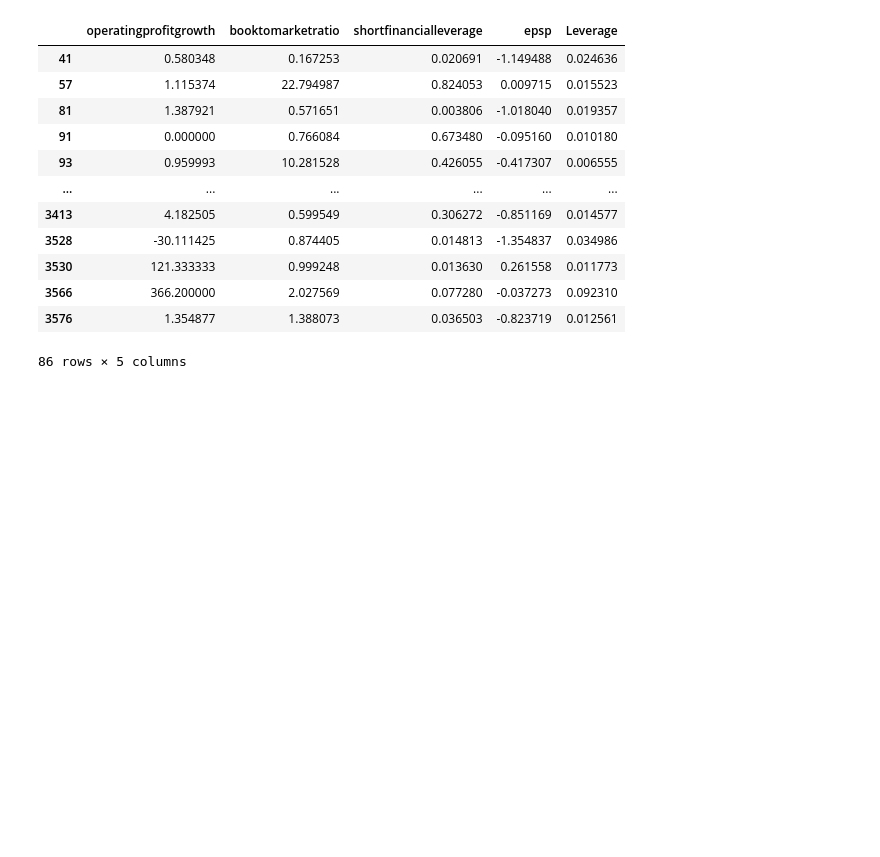
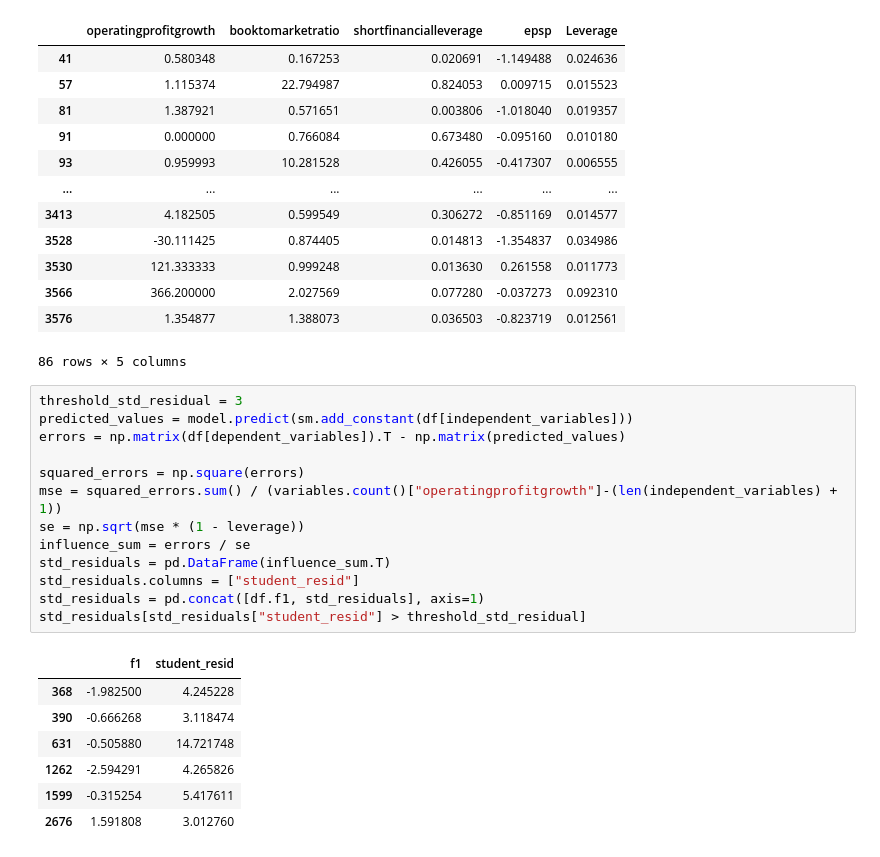
Before and after one commit to AlexReusC/Modulo-5-IAA, a Jupyter notebook: portafolio.ipynb, the cells around one changed output. Cells and saved outputs as stored; diff of their text form; blank space fills up the shorter version.

Commit message:
finsihed outliers and leverage

```diff
--- a/portafolio.ipynb
+++ b/portafolio.ipynb
@@ -183,3 +183,24 @@ leverages_sm[leverages_sm['Leverage'] > threshold_leverage]
 | 3566 | 366.200000 | 2.027569 | 0.077280 | -0.037273 | 0.092310 |
 | 3576 | 1.354877 | 1.388073 | 0.036503 | -0.823719 | 0.012561 |
 86 rows × 5 columns
+# %%
+threshold_std_residual = 3
+predicted_values = model.predict(sm.add_constant(df[independent_variables]))
+errors = np.matrix(df[dependent_variables]).T - np.matrix(predicted_values)
+
+squared_errors = np.square(errors)
+mse = squared_errors.sum() / (variables.count()["operatingprofitgrowth"]-(len(independent_variables) + 1))
+se = np.sqrt(mse * (1 - leverage))
+influence_sum = errors / se
+std_residuals = pd.DataFrame(influence_sum.T)
+std_residuals.columns = ["student_resid"]
+std_residuals = pd.concat([df.f1, std_residuals], axis=1)
+std_residuals[std_residuals["student_resid"] > threshold_std_residual]
+# %% [output]
+|  | f1 | student_resid |
+| 368 | -1.982500 | 4.245228 |
+| 390 | -0.666268 | 3.118474 |
+| 631 | -0.505880 | 14.721748 |
+| 1262 | -2.594291 | 4.265826 |
+| 1599 | -0.315254 | 5.417611 |
+| 2676 | 1.591808 | 3.012760 |
```
Also changed, not shown: parts of 1 cell of this notebook.
